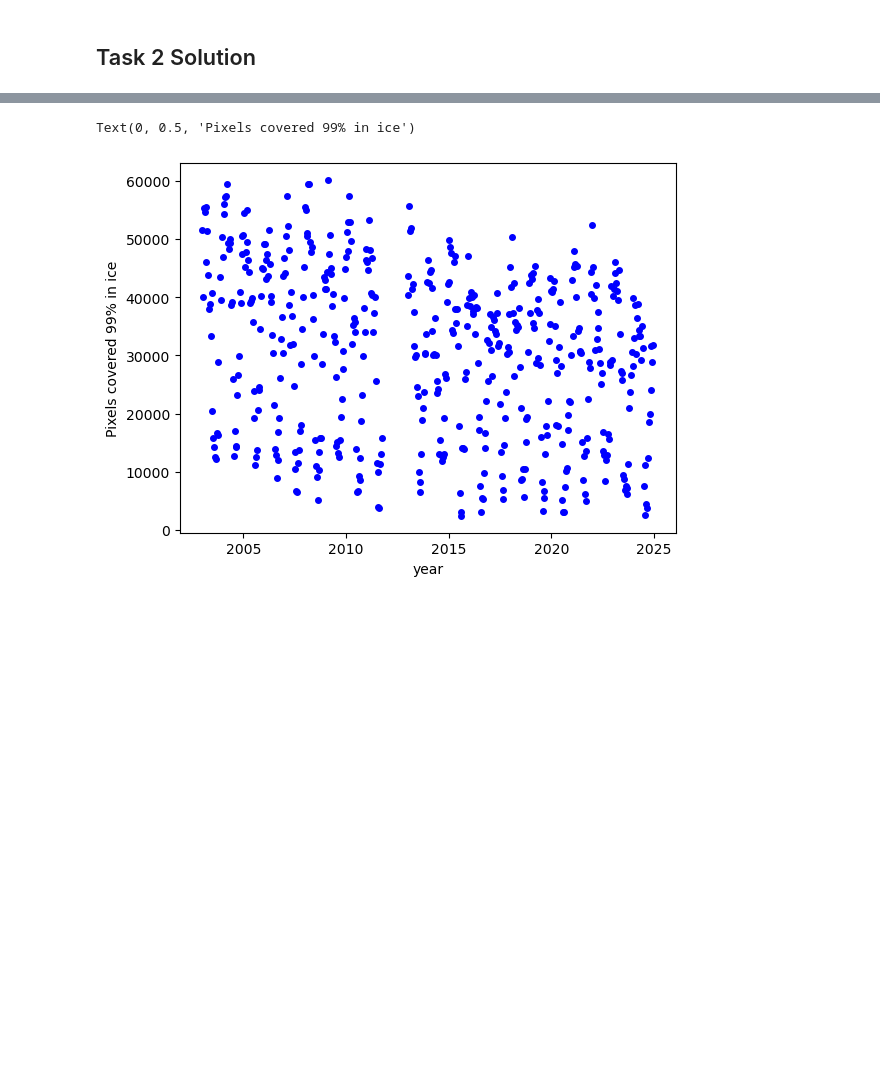
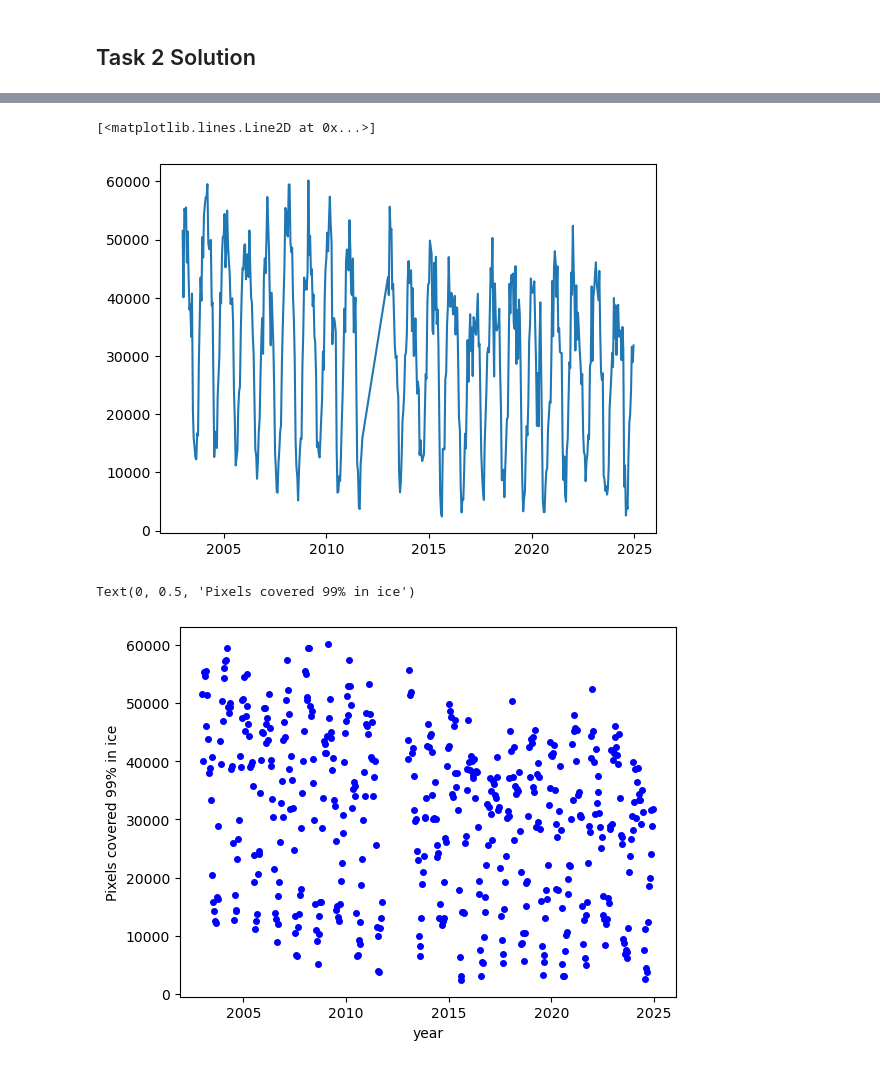
Before and after one commit to benjbrandt/physics725, a Jupyter notebook: Week4/Project_1_Arctic_Ice_maps_students.ipynb, the cells around one changed output, grey strips where cells are left out. Saved outputs shown, nothing was run; the diff lists cells and outputs as text; code cells hidden in the pictures; blank space fills up the shorter version.

```diff
--- a/Week4/Project_1_Arctic_Ice_maps_students.ipynb
+++ b/Week4/Project_1_Arctic_Ice_maps_students.ipynb
@@ -285,3 +290,23 @@ print(np.shape(times))
+# %%
+# Create new list for pixels above 99
+pixels_above_99 = []
+for files in filelist:
+    new_data = np.load(files)
+
+    # create a mask to check if entry > 99
+    mask99 = np.logical_and(new_data > 99, ~np.isnan(new_data))
+    # sum up all pixels for which the previous mask has the output True
+    count = np.sum(mask99)
+    # add the number for each datafile to the array pixels_above_99
+    pixels_above_99.append(count)
+
+# convert list into a numpy array
+pixels_above_99 = np.array(pixels_above_99)
+
+plt.plot(times,pixels_above_99)
+# %% [output]
+[<matplotlib.lines.Line2D at 0x...>]
+[figure, added]
 # %%
 plt.plot(times,pixels_above_99, 'ob', ms=4)
 plt.xlabel('year')
```
Also changed, not shown: parts of 11 cells of this notebook.
